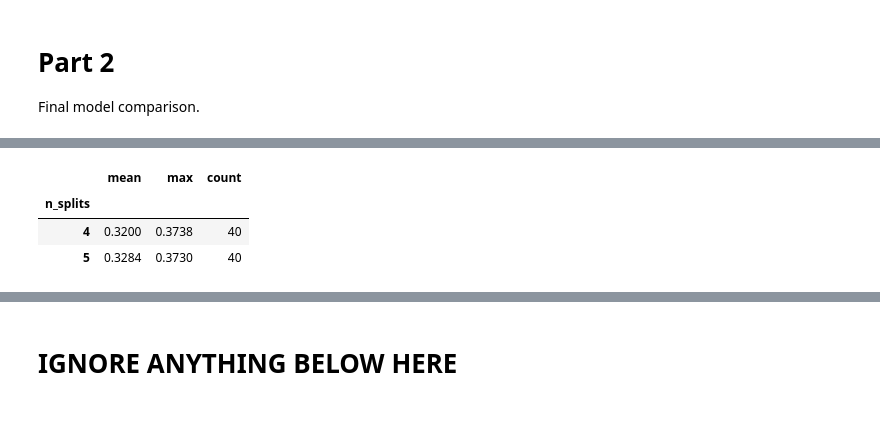
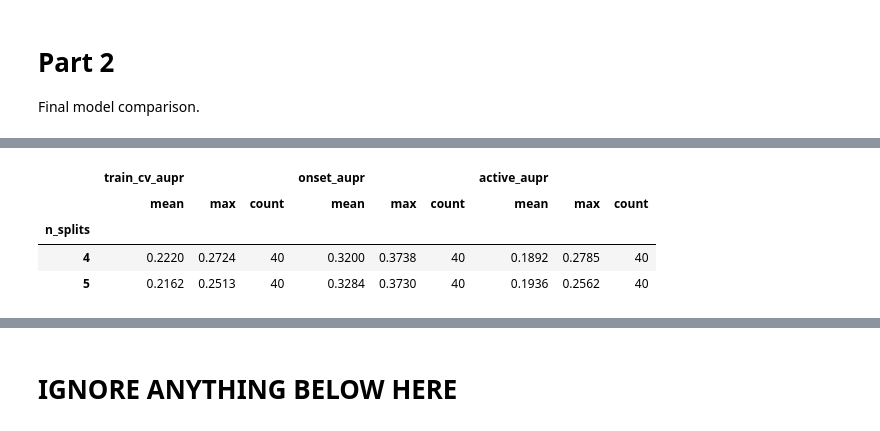
Before and after one commit to eviejones/msc-final-project, a Jupyter notebook: notebooks/03_results.ipynb, the cells around one changed output, grey strips where cells are left out. Saved outputs shown, nothing was run; the diff lists cells and outputs as text; code cells hidden in the pictures.

Commit message:
fix: update results

```diff
--- a/notebooks/03_results.ipynb
+++ b/notebooks/03_results.ipynb
@@ -183,7 +193,10 @@ In part 1 dropping rain or dropping food, sometimes scores marginally higher for
 # %%
-results.groupby("n_splits")["onset_aupr"].agg(["mean", "max", "count"]).round(4)
+metrics = ["train_cv_aupr", "onset_aupr", "active_aupr"]
+
+results.groupby("n_splits")[metrics].agg(["mean", "max", "count"]).round(4)
 # %% [output]
-|  | mean | max | count |
-| n_splits |  |  |  |
-| 4 | 0.3200 | 0.3738 | 40 |
-| 5 | 0.3284 | 0.3730 | 40 |
+|  | train_cv_aupr |  |  | onset_aupr |  |  | active_aupr |  |  |
+|  | mean | max | count | mean | max | count | mean | max | count |
+| n_splits |  |  |  |  |  |  |  |  |  |
+| 4 | 0.2220 | 0.2724 | 40 | 0.3200 | 0.3738 | 40 | 0.1892 | 0.2785 | 40 |
+| 5 | 0.2162 | 0.2513 | 40 | 0.3284 | 0.3730 | 40 | 0.1936 | 0.2562 | 40 |
```
Also changed, not shown: parts of 8 cells of this notebook.
